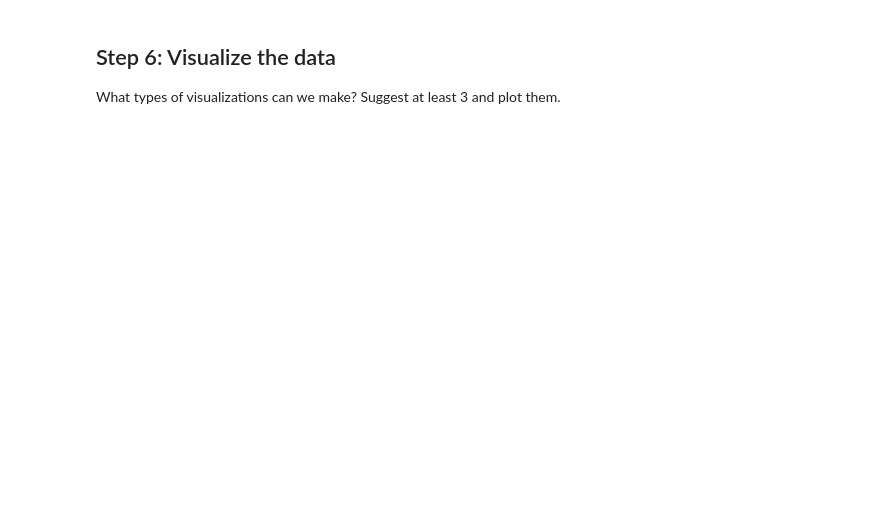
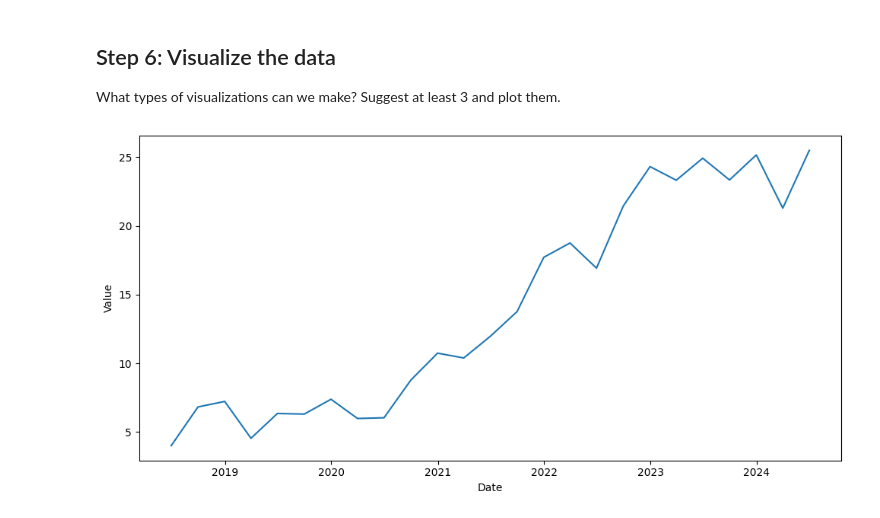
Before and after one commit to rodri-iot/web-scraping-project-tutorial, a Jupyter notebook: src/web_scraping.ipynb, the cells around one changed output. Saved outputs shown, nothing was run; the diff lists cells and outputs as text; code cells hidden in the pictures; blank space fills up the shorter version.

```diff
--- a/src/web_scraping.ipynb
+++ b/src/web_scraping.ipynb
@@ -57,7 +57,7 @@ response.content
 b'\n\n\n\n\n\n\n\n\n<!doctype html>\n<html lang="en" ng-jq>\n    <head>\n        <title>\n        Tesla Revenue (Quarterly) Analysis | YCharts\n        </title>\n\n        <meta name="viewport" conten ...
 # %%
 # Find the table with the quarterly evolution
-table = soup.find("table", {"class": "table"})
+table = soup.find("table")
 rows = table.find_all("tr")
 data = []
 
@@ -224,3 +236,16 @@ for row in con.execute("""SELECT * FROM tesla_revenue"""):
 ## Step 6: Visualize the data
 
 What types of visualizations can we make? Suggest at least 3 and plot them.
+# %%
+import matplotlib.pyplot as plt
+import seaborn as sns
+
+fig, axis = plt.subplots(figsize = (10, 5))
+
+clean_df['Value'] = clean_df['Value'].astype('float')
+sns.lineplot(data= clean_df, x= 'Date', y= 'Value')
+
+plt.tight_layout()
+plt.show()
+# %% [output]
+[figure, added]
```
Also changed, not shown: parts of 4 cells of this notebook.
